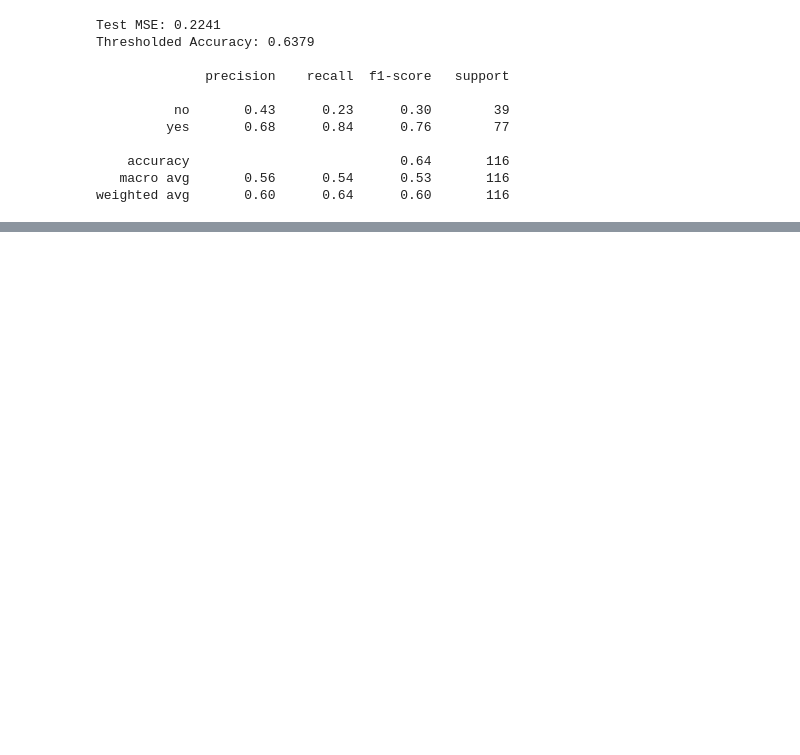
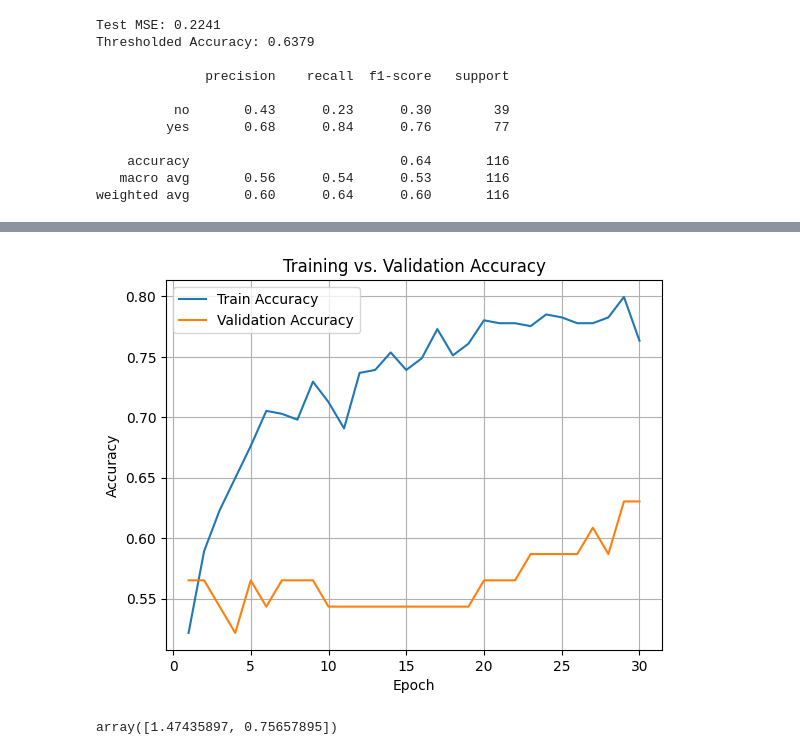
Before and after one commit to mahithapen/KalshiPopCultureMarkets, a Jupyter notebook: model_training.ipynb, the cells around one changed output, grey strips where cells are left out. Saved outputs shown, nothing was run; the diff lists cells and outputs as text; code cells hidden in the pictures; blank space fills up the shorter version.

```diff
--- a/model_training.ipynb
+++ b/model_training.ipynb
@@ -201,0 +257,21 @@ Test accuracy: 0.6293
+# %%
+import matplotlib.pyplot as plt
+train_acc = history.history['accuracy']
+val_acc   = history.history['val_accuracy']
+epochs    = range(1, len(train_acc) + 1)
+
+plt.figure()
+plt.plot(epochs, train_acc, label='Train Accuracy')
+plt.plot(epochs, val_acc,   label='Validation Accuracy')
+plt.xlabel('Epoch')
+plt.ylabel('Accuracy')
+plt.title('Training vs. Validation Accuracy')
+plt.legend()
+plt.grid(True)
+plt.show()
+# %% [output]
+[figure, added]
+# %%
+weights
+# %% [output]
+array([1.47435897, 0.75657895])
```
Also changed, not shown: parts of 10 cells of this notebook.
